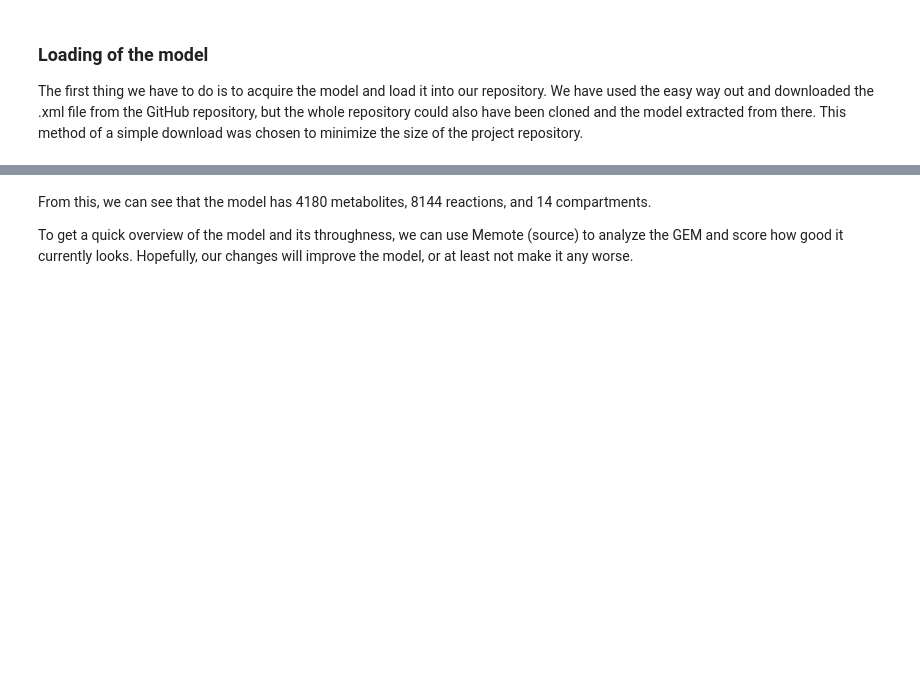
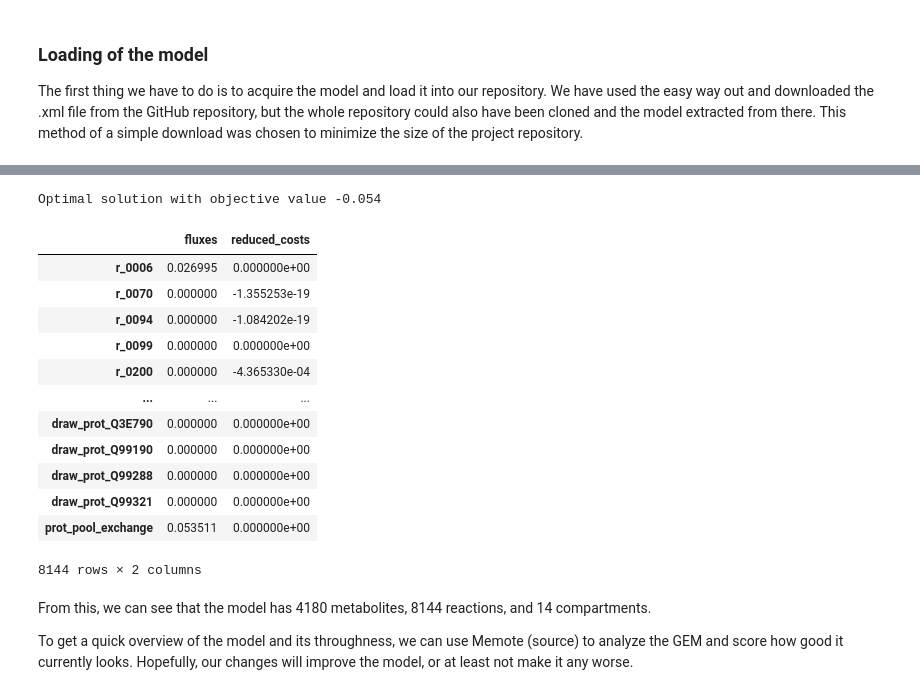
Before and after one commit to 27410/27410-2020-group-project-group-14-vitamin-d-production, a Jupyter notebook: Report.ipynb, the cells around one changed output, grey strips where cells are left out. Cells and saved outputs as stored; diff of their text form; code cells hidden in the pictures; blank space fills up the shorter version.

```diff
--- a/Report.ipynb
+++ b/Report.ipynb
@@ -78,3 +110,20 @@ model
+# %%
+model.optimize()
+# %% [output]
+Optimal solution with objective value -0.054
+|  | fluxes | reduced_costs |
+| r_0006 | 0.026995 | 0.000000e+00 |
+| r_0070 | 0.000000 | -1.355253e-19 |
+| r_0094 | 0.000000 | -1.084202e-19 |
+| r_0099 | 0.000000 | 0.000000e+00 |
+| r_0200 | 0.000000 | -4.365330e-04 |
+| ... | ... | ... |
+| draw_prot_Q3E790 | 0.000000 | 0.000000e+00 |
+| draw_prot_Q99190 | 0.000000 | 0.000000e+00 |
+| draw_prot_Q99288 | 0.000000 | 0.000000e+00 |
+| draw_prot_Q99321 | 0.000000 | 0.000000e+00 |
+| prot_pool_exchange | 0.053511 | 0.000000e+00 |
+8144 rows × 2 columns
 # %% [markdown]
 From this, we can see that the model has 4180 metabolites, 8144 reactions, and 14 compartments.
 
```
Also changed, not shown: parts of 26 cells of this notebook.
